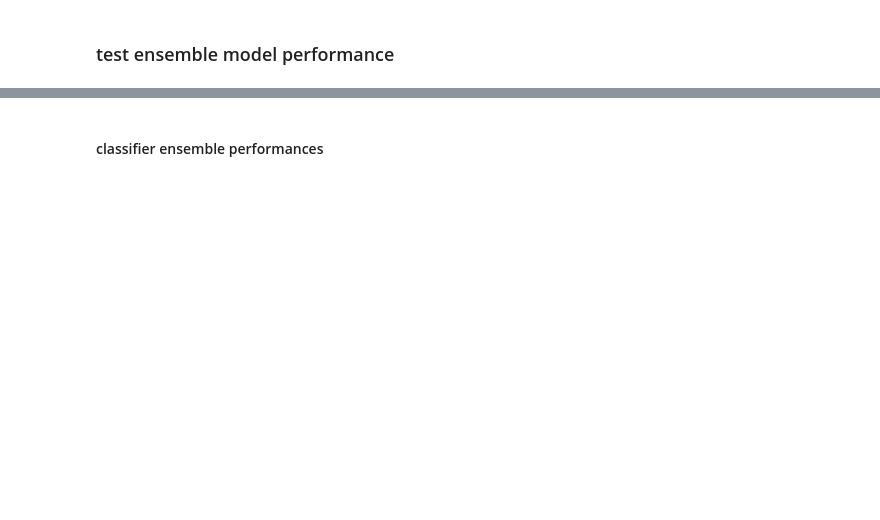
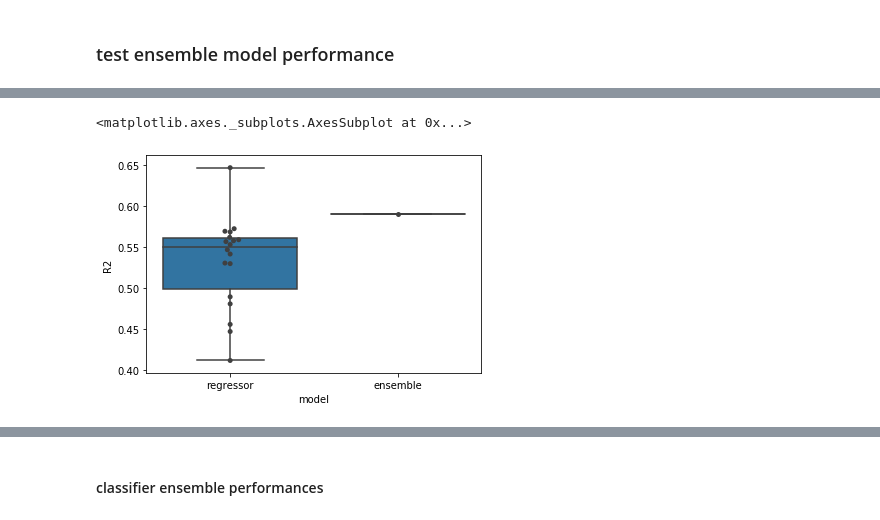
Before and after one commit to gv20-therapeutics/antibody-in-pytorch, a Jupyter notebook: AIPT/Models/Liu2019/Replicate Liu2019.ipynb, the cells around one changed output, grey strips where cells are left out. Saved outputs shown, nothing was run; the diff lists cells and outputs as text; code cells hidden in the pictures; blank space fills up the shorter version.

```diff
--- a/AIPT/Models/Liu2019/Replicate Liu2019.ipynb
+++ b/AIPT/Models/Liu2019/Replicate Liu2019.ipynb
@@ -224,3 +300,10 @@ import pickle
+# %%
+import json
+para_dict_store = json.load(open('ensemble_parameters.json', 'r'))
+model_architecture = ['Seq_32_32', 'Seq_32x1_16', 'Seq_64x1_16',
+                      'Seq_32x1_16_filt3', 'Seq_32x2_16', 'Seq_embed_32x1_16']
+ensemble_class_params = [para_dict_store[name + '_class'] for name in model_architecture]
+ensemble_reg_params = [para_dict_store[name + '_reg' + str(ii)] for ii in range(1,4) for name in model_architecture]
 # %%
 ## Training 6 classifiers
 
@@ -232,8 +315,6 @@ model_names_list = []
 
 for k in range(len(ensemble_class_params)):
     current_para_dict = ensemble_class_params[k]
-    current_para_dict['GPU'] = True
-    current_para_dict['epoch'] = 80
     print('---- Processing %s -----' % current_para_dict['model_name'])
 
     if k % 6 == 0:
@@ -241,7 +322,6 @@ for k in range(len(ensemble_class_params)):
     if k % 6 in [1, 2, 3]:
         test_model = CNN_classifier(current_para_dict)
     if k % 6 in [4, 5]:
-        current_para_dict['stride'] = 1
         test_model = CNNx2_classifier(current_para_dict)
 
     test_model.fit(classifier_loader[0])
@@ -263,4 +343,4 @@ for k in range(len(ensemble_class_params)):
 result_df = pd.DataFrame({'model_name': model_names_list,
                           'train_acc': train_acc_store, 'train_mcc': train_mcc_store,
                           'test_acc': test_acc_store, 'test_mcc': test_mcc_store})
-result_df.to_csv('classifier_log_Feb24_new.csv', index=None)
+result_df.to_csv('classifier_log_March15.csv', index=None)
@@ -277,8 +375,6 @@ model_names_list = []
 
 for k in range(len(ensemble_reg_params)):
     current_para_dict = ensemble_reg_params[k]
-    current_para_dict['GPU'] = True
-    current_para_dict['epoch'] = 80
     print('---- Processing %s -----' % current_para_dict['model_name'])
 
     if k % 6 == 0:
@@ -310,4 +406,4 @@ for k in range(len(ensemble_reg_params)):
 result_df = pd.DataFrame({'model_name': model_names_list,
                           'train_r2': train_r2_store, 'train_mse': train_mse_store,
                           'test_r2': test_r2_store, 'test_mse': test_mse_store})
-result_df.to_csv('regressor_log_Feb24.csv', index=None)
+result_df.to_csv('regressor_log_March15.csv', index=None)
@@ -318,3 +433,10 @@ result_df.to_csv('regressor_log_Feb24.csv', index=None)
+# %%
+import json
+para_dict_store = json.load(open('ensemble_parameters.json', 'r'))
+model_architecture = ['Seq_32_32', 'Seq_32x1_16', 'Seq_64x1_16',
+                      'Seq_32x1_16_filt3', 'Seq_32x2_16', 'Seq_embed_32x1_16']
+ensemble_class_params = [para_dict_store[name + '_class'] for name in model_architecture]
+ensemble_reg_params = [para_dict_store[name + '_reg' + str(ii)] for ii in range(1,4) for name in model_architecture]
 # %%
 ensemble_reg_models = []
 for k in range(len(ensemble_reg_params)):
@@ -354,0 +506,8 @@ performance_df.to_csv('ensemble_performance_check.csv', index = None)
+# %%
+import seaborn as sns
+%matplotlib inline
+sns.boxplot(x="model", y="R2", data=performance_df)
+sns.swarmplot(x="model", y="R2", data=performance_df, color=".25")
+# %% [output]
+<matplotlib.axes._subplots.AxesSubplot at 0x...>
+[figure, added]
```
Also changed, not shown: parts of 30 cells of this notebook, 2 other files.
